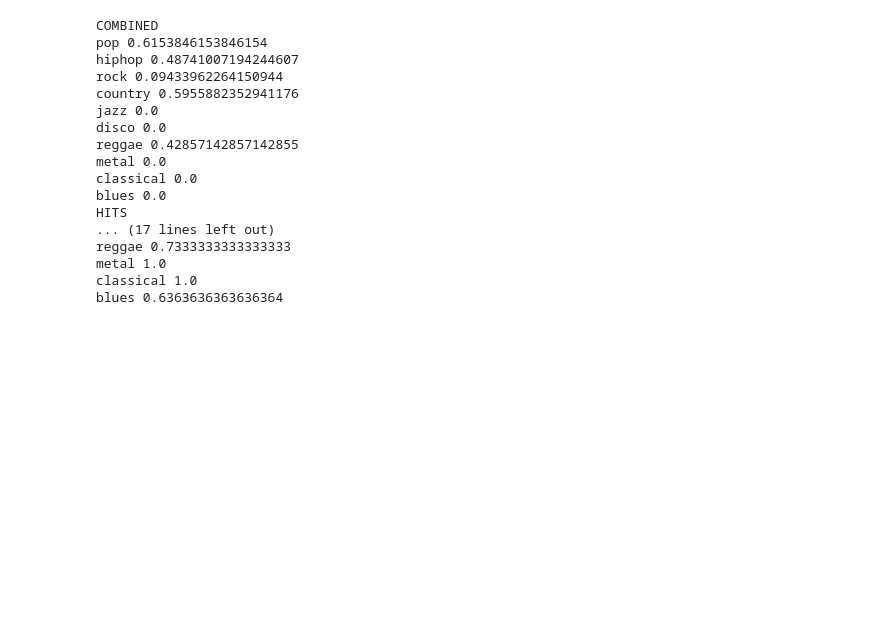
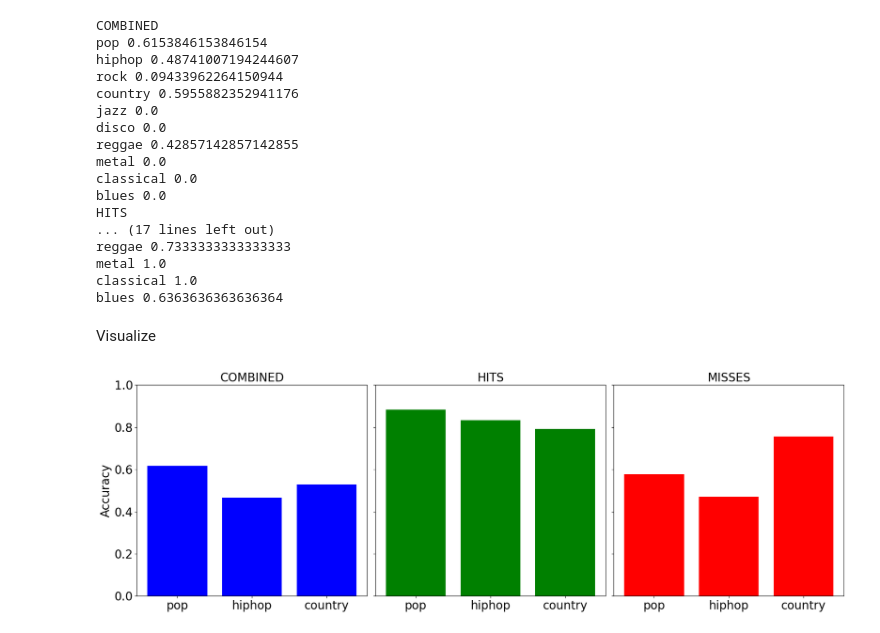
Before and after one commit to APS360-TEAM/APS360-PROJECT, a Jupyter notebook: evaluate/per_genre.ipynb, the cells around one changed output. Saved outputs shown, nothing was run; the diff lists cells and outputs as text; code cells hidden in the pictures; blank space fills up the shorter version.

```diff
--- a/evaluate/per_genre.ipynb
+++ b/evaluate/per_genre.ipynb
@@ -10,7 +10,8 @@ from PIL import Image
 import pandas as pd
 import numpy as np
 
-best_model = os.path.normpath("C:/Users/arwin/Documents/dev/APS360-PROJECT/transfer_learning/transfermodel_bs128_lr0.0005_epoch75_wd0/transfermodel_bs128_lr0.0005_epoch75_wd0.pth")
+# best_model = os.path.normpath("C:/Users/arwin/Documents/dev/APS360-PROJECT/transfer_learning/transfermodel_bs128_lr0.0005_epoch75_wd0/transfermodel_bs128_lr0.0005_epoch75_wd0.pth")
+best_model = os.path.normpath("C:/Users/arwin/Documents/dev/APS360-PROJECT/transfer_learning/transfermodel_bs512_lr0.001_epoch100_wd0/transfermodel_bs512_lr0.001_epoch100_wd0.pth")
 
 bb_path = os.path.normpath('C:/Users/arwin/Documents/dev/APS360-PROJECT/data/billboard_spec')
 rand_path = os.path.normpath('C:/Users/arwin/Documents/dev/APS360-PROJECT/data/random_spec')
@@ -216,0 +214,4 @@ total_bb_preds, total_rand_preds
+# %%
+print(total_bb_preds, total_rand_preds)
+for genre, preds in rand_song_preds.items():
+    print(genre, len(preds))
@@ -285,3 +298,42 @@ reggae 0.7333333333333333
 metal 1.0
 classical 1.0
 blues 0.6363636363636364
+# %% [markdown]
+Visualize
+# %%
+import matplotlib.pyplot as plt
+
+# Filtered data for selected genres
+selected_genres = ["pop", "hiphop", "country"]
+filtered_combined_accs = [combined_genre_accs[genre] for genre in selected_genres]
+filtered_bb_accs = [bb_genre_accs[genre] for genre in selected_genres]
+filtered_rand_accs = [rand_genre_accs[genre] for genre in selected_genres]
+
+# Plot
+fig, axs = plt.subplots(1, 3, figsize=(18, 6), sharey=True)
+for ax in axs:
+    ax.set_ylim(0, 1)
+    ax.tick_params(axis='x', rotation=0, labelsize=20)
+    ax.tick_params(axis='y', labelsize=20)  # Set the fontsize for y-axis ticks here
+
+
+# Combined
+axs[0].bar(selected_genres, filtered_combined_accs, color='blue')
+axs[0].set_title('COMBINED',fontsize=20)
+axs[0].tick_params(axis='x', rotation=0, labelsize=20)
+axs[0].set_ylabel('Accuracy', fontsize=20)
+
+# Hits
+axs[1].bar(selected_genres, filtered_bb_accs, color='green')
+axs[1].set_title('HITS',fontsize=20)
+axs[1].tick_params(axis='x', rotation=0, labelsize=20)
+
+# Misses
+axs[2].bar(selected_genres, filtered_rand_accs, color='red')
+axs[2].set_title('MISSES', fontsize=20)
+axs[2].tick_params(axis='x', rotation=0, labelsize=20)
+
+plt.tight_layout()
+plt.show()
+# %% [output]
+[figure, added]
```
Also changed, not shown: parts of 2 cells of this notebook, 56 other files.
